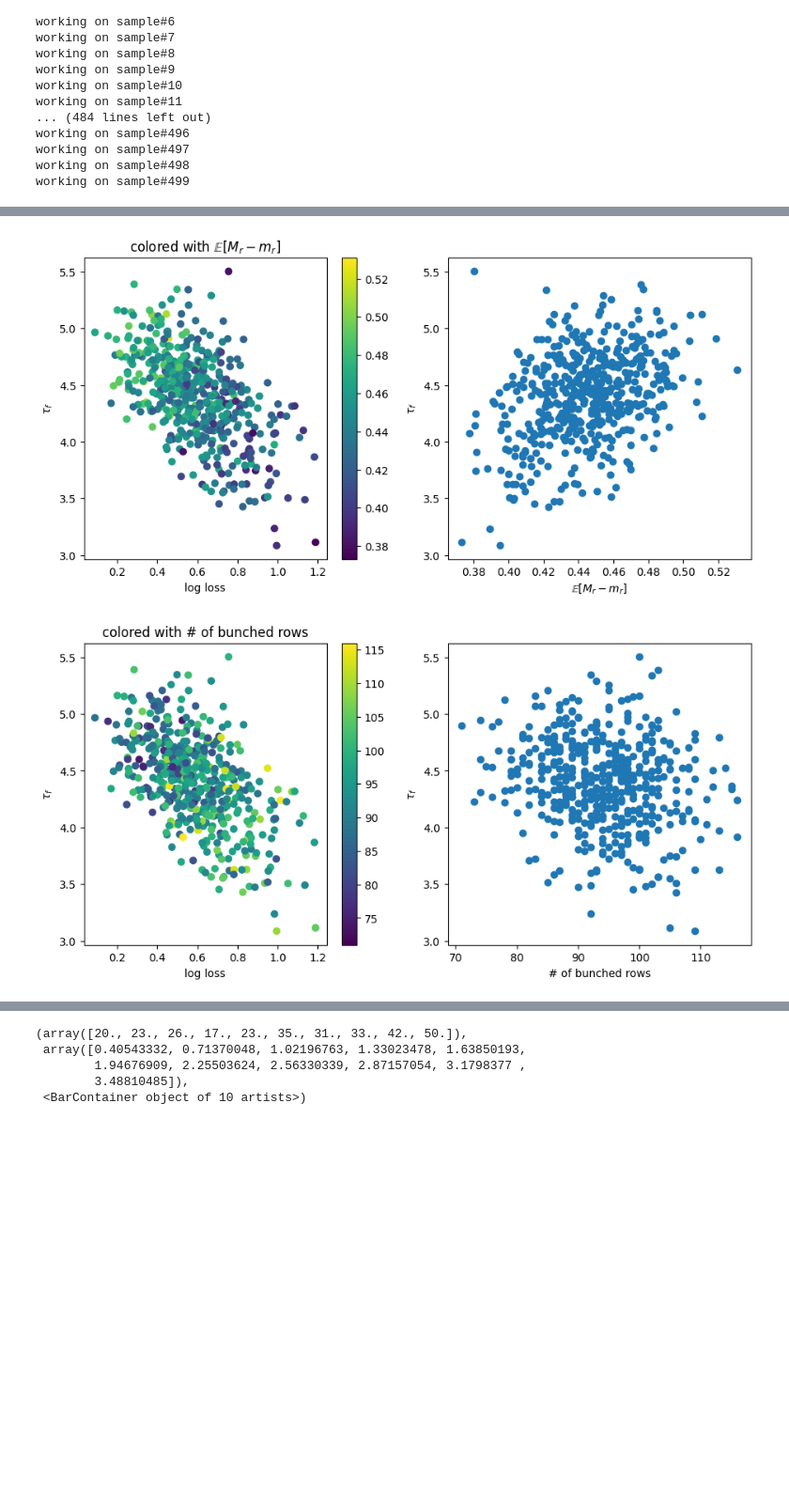
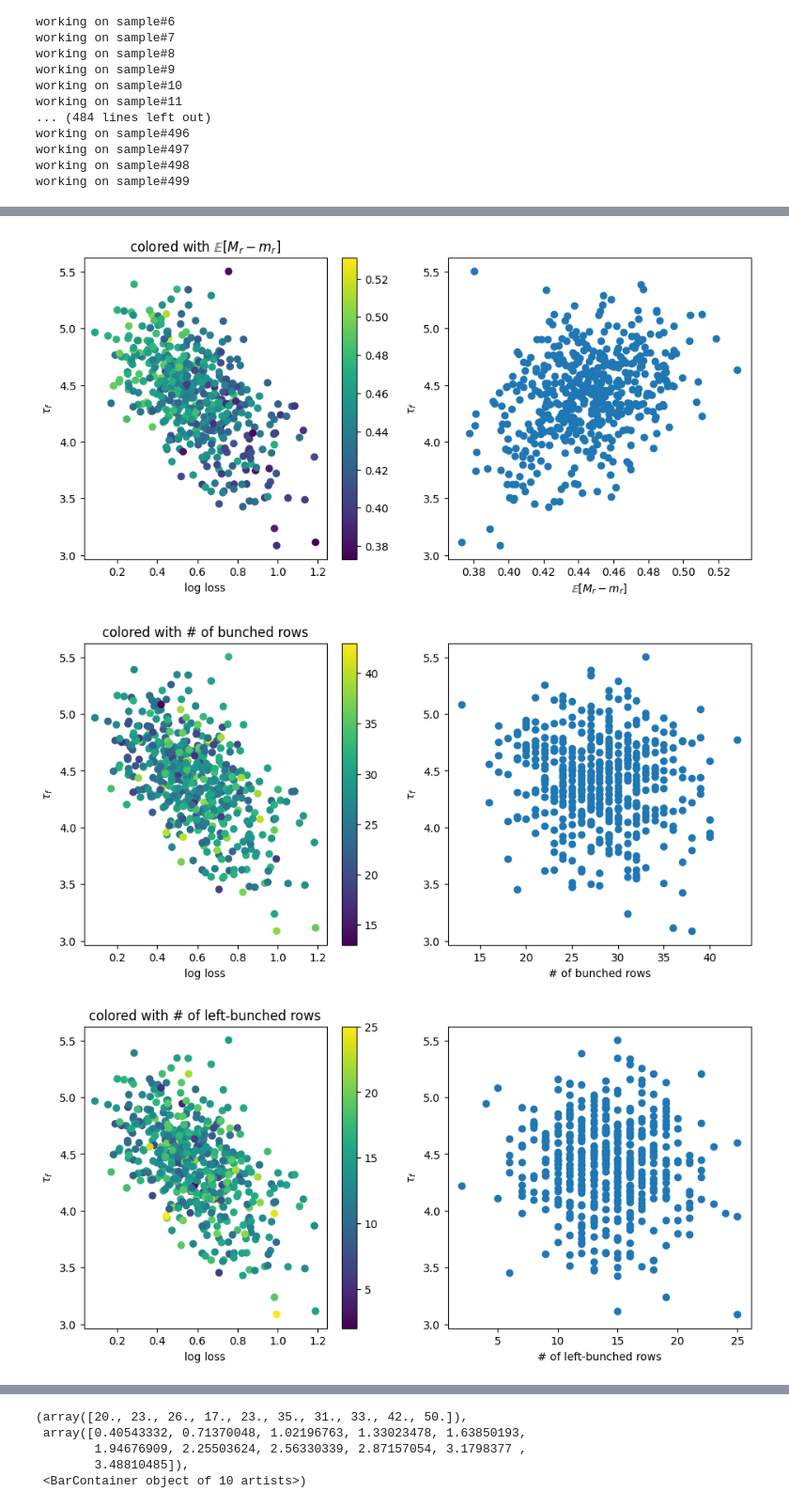
Before and after one commit to pinakm9/random-feature-map, a Jupyter notebook: notebooks/bunching.ipynb, the cells around one changed output, grey strips where cells are left out. Shown at 94% size. Drawn from its saved outputs; the diff is of its cells as text; code cells hidden in the pictures; blank space fills up the shorter version.

```diff
--- a/notebooks/bunching.ipynb
+++ b/notebooks/bunching.ipynb
@@ -26,7 +26,7 @@ name = 'nn'
 N = 20000
 L0 = 0.4
 L1 = 3.5
-bunching_threshold = 0.2
+bunching_threshold = 0.05
 n_sample = 500
 beta = 4e-5
 partition = [300, 0, 0]
@@ -40,6 +40,8 @@ model = srnn.SurrogateModel_NN(3, 300, name=name, save_folder=save_folder)
 maxs = []
 mins = []
 bunching = []
+left_bunching = []
+right_bunching = []
 loss = []
 tau_f = []
 
@@ -47,10 +49,12 @@ for i in range(n_sample):
     print(f'working on sample#{i}')
     model.load(i)
     # model.init_with_rf(L0, L1, beta, train, partition=partition)
-    M, m, B = model.compute_bunching(L0, L1, train, bunching_threshold)
+    M, m, B, l, r = model.compute_bunching(L0, L1, train, bunching_threshold)
     maxs.append(M.mean())
     mins.append(m.mean())
     bunching.append(B.sum())
+    left_bunching.append(l.sum())
+    right_bunching.append(r.sum())
     # tau_f.append(model.compute_tau_f_(test[:100], 0.05, 0.02, 1/0.91)[1].mean())
     # loss.append(model.loss_fn(x, y, beta).item())
     # model.save(i)
@@ -58,6 +62,8 @@ for i in range(n_sample):
 np.save(f'{model.save_folder}/maxs.npy', maxs)
 np.save(f'{model.save_folder}/mins.npy', mins)
 np.save(f'{model.save_folder}/bunching.npy', bunching)
+np.save(f'{model.save_folder}/left_bunching.npy', left_bunching)
+np.save(f'{model.save_folder}/right_bunching.npy', right_bunching)
 # np.save(f'{model.save_folder}/tau_f.npy', tau_f)
 # np.save(f'{model.save_folder}/loss.npy', loss)
 # model.write_config()
@@ -99,13 +105,18 @@ def plot(color_array, label):
 # %%
 M_r = np.load(f'{model.save_folder}/maxs.npy')
 m_r = np.load(f'{model.save_folder}/mins.npy')
 B = np.load(f'{model.save_folder}/bunching.npy')
+l = np.load(f'{model.save_folder}/left_bunching.npy')
+r = np.load(f'{model.save_folder}/right_bunching.npy')
 plot(M_r, r'$\mathbb{E}[M_r]$')
 plot(m_r, r'$\mathbb{E}[m_r]$')
 plot(M_r-m_r, r'$\mathbb{E}[M_r-m_r]$')
 plot(B, '# of bunched rows')
+plot(l, '# of left-bunched rows')
+plot(r, '# of right-bunched rows')
 # %% [output]
 [figure]
 [figure]
 [figure]
-[figure, old version]
+[figure, new version]
+[figure, added]
```
Also changed, not shown: parts of 1 cell of this notebook, 11 other files.
